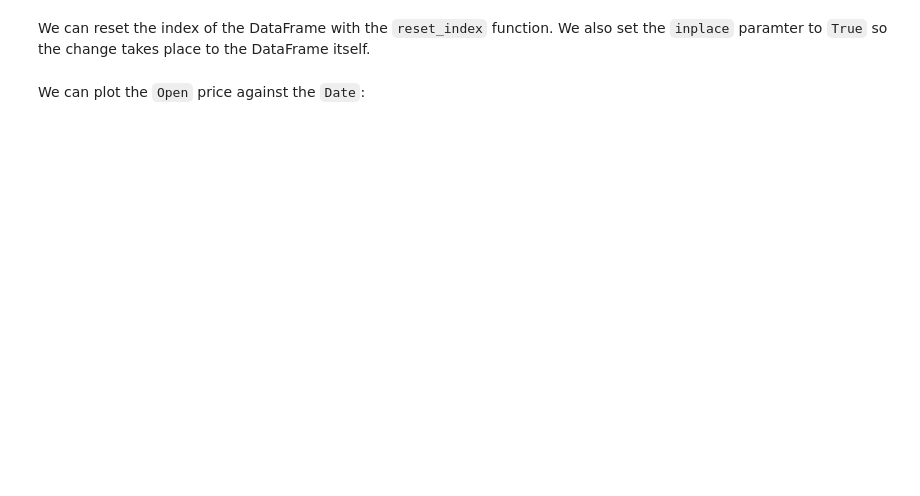
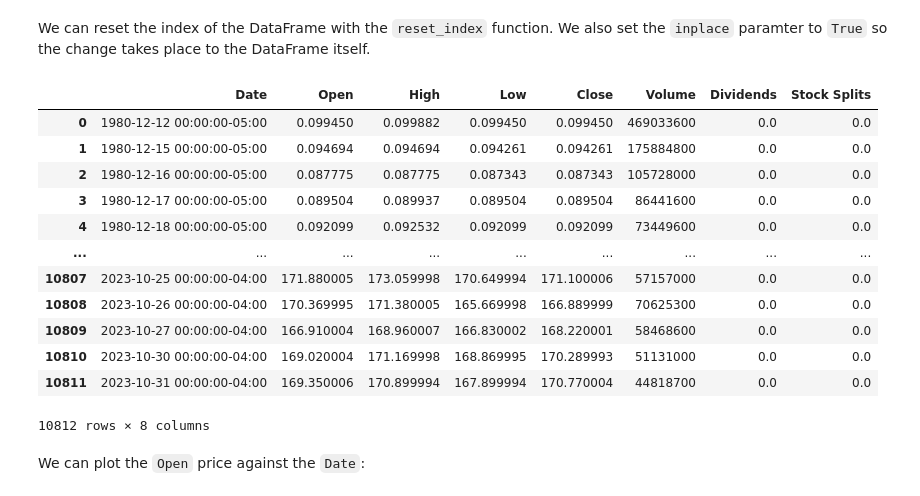
Before and after one commit to Rajshah296/IBM_Data_Science, a Jupyter notebook: Python Project For Data Science/Final_Assignment Library.ipynb, the cells around one changed output. Drawn from its saved outputs; the diff is of its cells as text; code cells hidden in the pictures; blank space fills up the shorter version.

```diff
--- a/Python Project For Data Science/Final_Assignment Library.ipynb
+++ b/Python Project For Data Science/Final_Assignment Library.ipynb
@@ -72,6 +103,21 @@ apple_share_price_data.head()
 We can reset the index of the DataFrame with the `reset_index` function. We also set the `inplace` paramter to `True` so the change takes place to the DataFrame itself.
 # %%
 apple_share_price_data.reset_index(inplace=True)
+apple_share_price_data
+# %% [output]
+|  | Date | Open | High | Low | Close | Volume | Dividends | Stock Splits |
+| 0 | 1980-12-12 00:00:00-05:00 | 0.099450 | 0.099882 | 0.099450 | 0.099450 | 469033600 | 0.0 | 0.0 |
+| 1 | 1980-12-15 00:00:00-05:00 | 0.094694 | 0.094694 | 0.094261 | 0.094261 | 175884800 | 0.0 | 0.0 |
+| 2 | 1980-12-16 00:00:00-05:00 | 0.087775 | 0.087775 | 0.087343 | 0.087343 | 105728000 | 0.0 | 0.0 |
+| 3 | 1980-12-17 00:00:00-05:00 | 0.089504 | 0.089937 | 0.089504 | 0.089504 | 86441600 | 0.0 | 0.0 |
+| 4 | 1980-12-18 00:00:00-05:00 | 0.092099 | 0.092532 | 0.092099 | 0.092099 | 73449600 | 0.0 | 0.0 |
+| ... | ... | ... | ... | ... | ... | ... | ... | ... |
+| 10807 | 2023-10-25 00:00:00-04:00 | 171.880005 | 173.059998 | 170.649994 | 171.100006 | 57157000 | 0.0 | 0.0 |
+| 10808 | 2023-10-26 00:00:00-04:00 | 170.369995 | 171.380005 | 165.669998 | 166.889999 | 70625300 | 0.0 | 0.0 |
+| 10809 | 2023-10-27 00:00:00-04:00 | 166.910004 | 168.960007 | 166.830002 | 168.220001 | 58468600 | 0.0 | 0.0 |
+| 10810 | 2023-10-30 00:00:00-04:00 | 169.020004 | 171.169998 | 168.869995 | 170.289993 | 51131000 | 0.0 | 0.0 |
+| 10811 | 2023-10-31 00:00:00-04:00 | 169.350006 | 170.899994 | 167.899994 | 170.770004 | 44818700 | 0.0 | 0.0 |
+10812 rows × 8 columns
 # %% [markdown]
 We can plot the `Open` price against the `Date`:
 # %%
```
Also changed, not shown: parts of 18 cells of this notebook, 10 other files.
